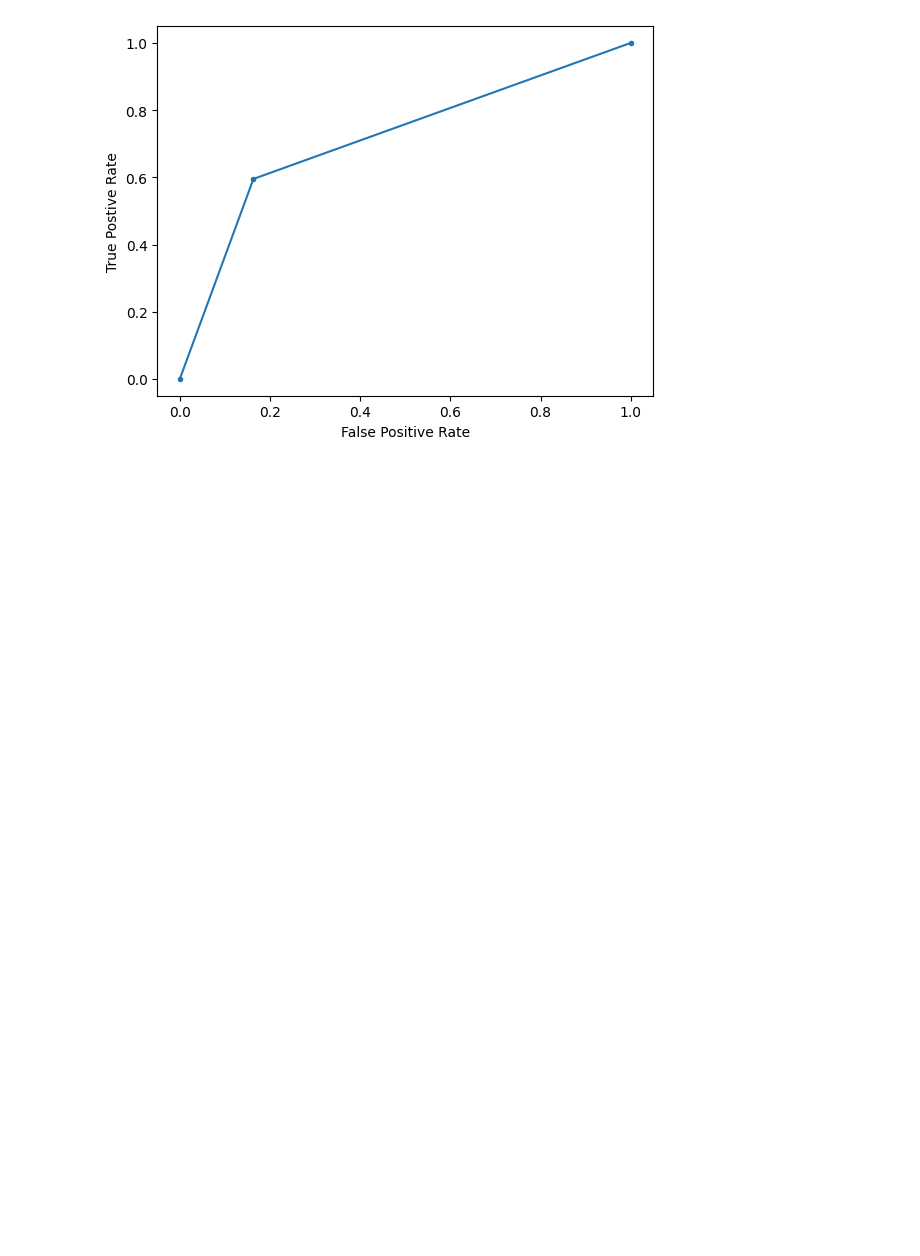
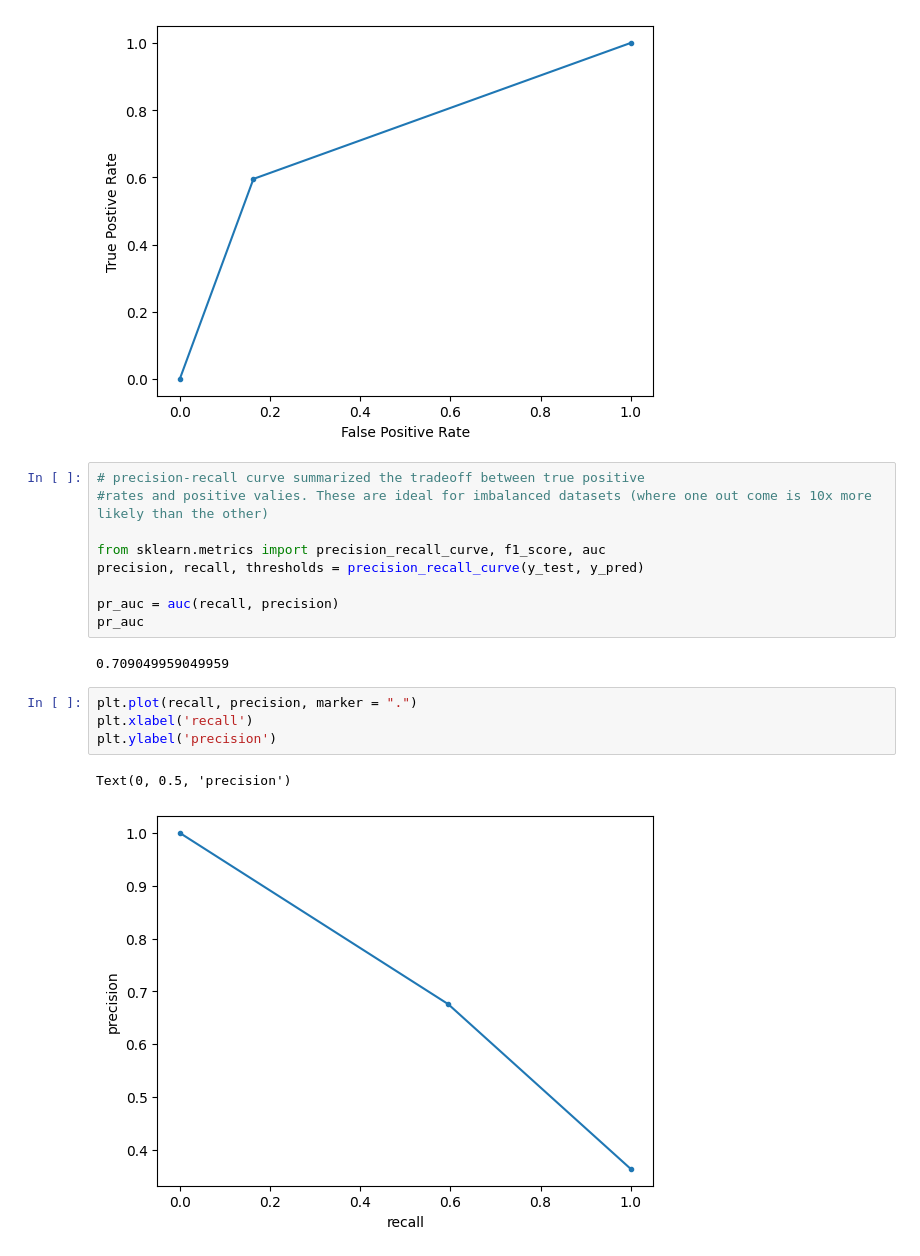
Before and after one commit to twillis8/Class, a Jupyter notebook: week_11/ensemble_models.ipynb, the cells around one changed output. Cells and saved outputs as stored; diff of their text form; blank space fills up the shorter version.

```diff
--- a/week_11/ensemble_models.ipynb
+++ b/week_11/ensemble_models.ipynb
@@ -91,3 +91,21 @@ plt.ylabel("True Postive Rate")
 # %% [output]
 Text(0, 0.5, 'True Postive Rate')
 [figure]
+# %%
+# precision-recall curve summarized the tradeoff between true positive
+#rates and positive valies. These are ideal for imbalanced datasets (where one out come is 10x more likely than the other)
+
+from sklearn.metrics import precision_recall_curve, f1_score, auc
+precision, recall, thresholds = precision_recall_curve(y_test, y_pred)
+
+pr_auc = auc(recall, precision)
+pr_auc
+# %% [output]
+0.709049959049959
+# %%
+plt.plot(recall, precision, marker = ".")
+plt.xlabel('recall')
+plt.ylabel('precision')
+# %% [output]
+Text(0, 0.5, 'precision')
+[figure, added]
```
Also changed, not shown: parts of 1 cell of this notebook, 2 other files.
